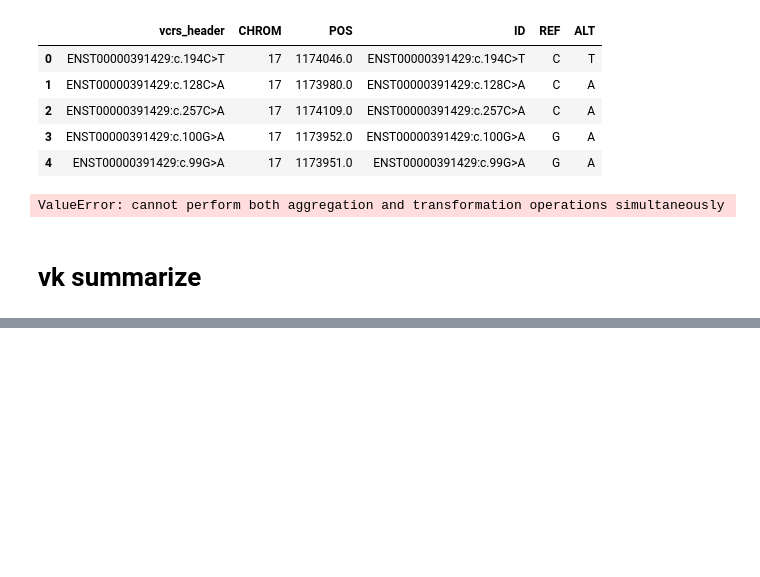
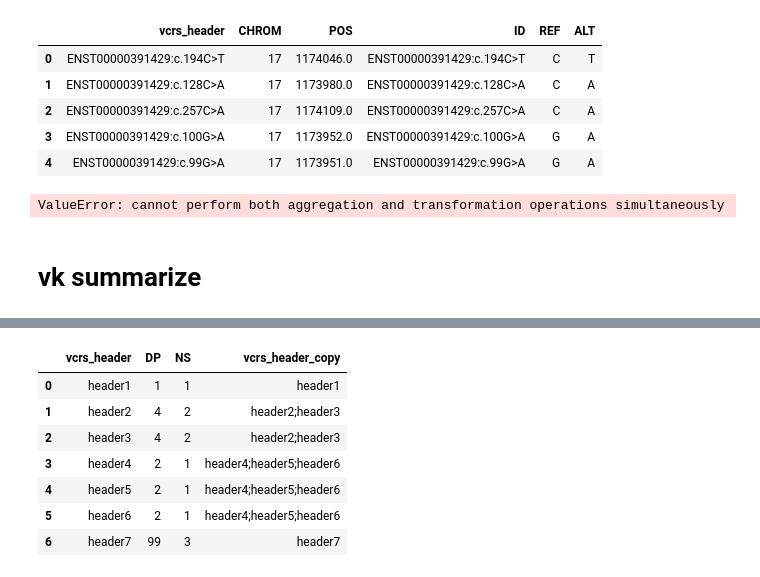
Before and after one commit to pachterlab/varseek, a Jupyter notebook: 1_2_variant_detection_sample_alignment.ipynb, the cells around one changed output, grey strips where cells are left out. Cells and saved outputs as stored; diff of their text form; code cells hidden in the pictures; blank space fills up the shorter version.

```diff
--- a/1_2_variant_detection_sample_alignment.ipynb
+++ b/1_2_variant_detection_sample_alignment.ipynb
@@ -280,0 +311,11 @@ vk.summarize(adata_path_clean, technology = technology, output_dir = vk_summariz
+# %%
+adata_var_temp
+# %% [output]
+|  | vcrs_header | DP | NS | vcrs_header_copy |
+| 0 | header1 | 1 | 1 | header1 |
+| 1 | header2 | 4 | 2 | header2;header3 |
+| 2 | header3 | 4 | 2 | header2;header3 |
+| 3 | header4 | 2 | 1 | header4;header5;header6 |
+| 4 | header5 | 2 | 1 | header4;header5;header6 |
+| 5 | header6 | 2 | 1 | header4;header5;header6 |
+| 6 | header7 | 99 | 3 | header7 |
```
Also changed, not shown: parts of 18 cells of this notebook, 5 other files.
